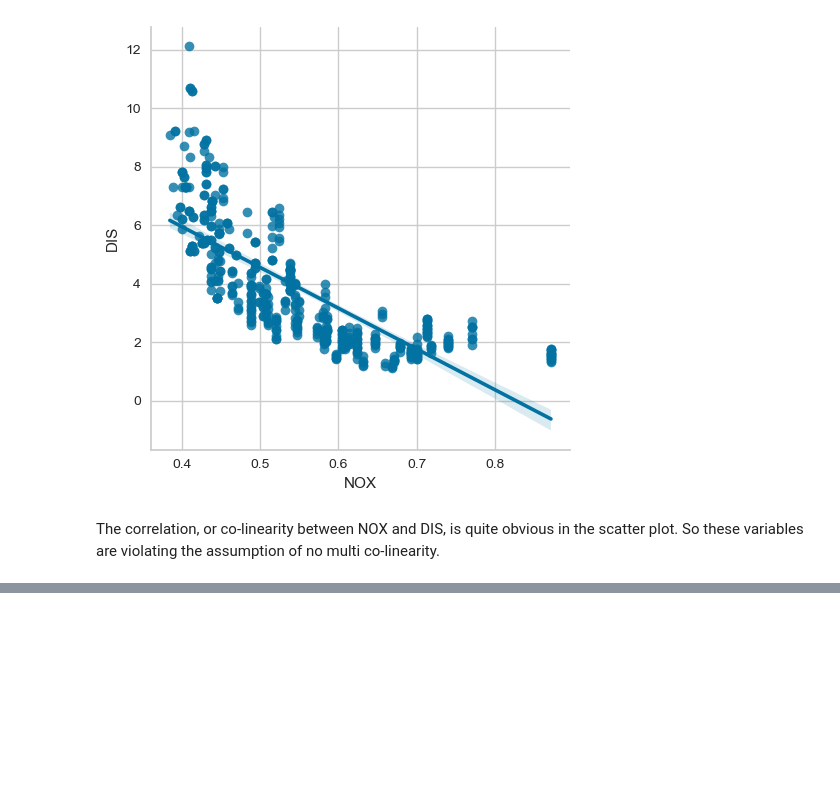
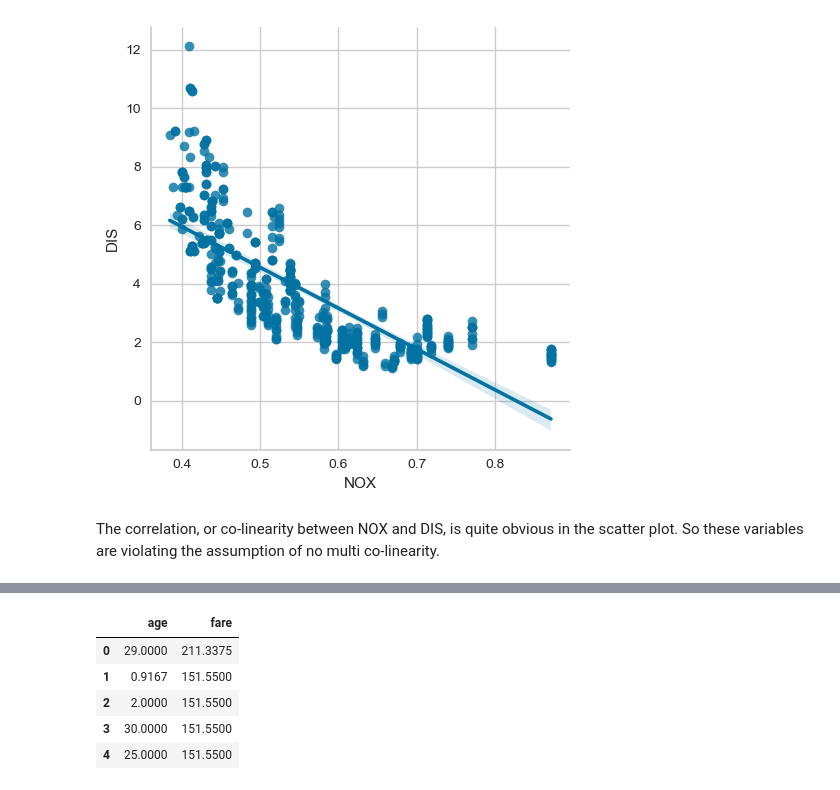
Before and after one commit to tamaldatta07/Hands-On-Machine-Learning-with-Scikit-Learn-Keras-and-TensorFlow, a Jupyter notebook: Feature Engineering and Feature Extraction/Linear Model Assumptions.ipynb, the cells around one changed output, grey strips where cells are left out. Saved outputs shown, nothing was run; the diff lists cells and outputs as text; code cells hidden in the pictures; blank space fills up the shorter version.

```diff
--- a/Feature Engineering and Feature Extraction/Linear Model Assumptions.ipynb
+++ b/Feature Engineering and Feature Extraction/Linear Model Assumptions.ipynb
@@ -537,0 +669,17 @@ The correlation, or co-linearity between NOX and DIS, is quite obvious in the sc
+# %%
+# Load the titanic dataset.
+
+titanic = pd.read_csv('titanic.csv',
+                      usecols=['age', 'fare'])
+
+
+titanic.dropna(subset=['age', 'fare'], inplace=True)
+
+titanic.head()
+# %% [output]
+|  | age | fare |
+| 0 | 29.0000 | 211.3375 |
+| 1 | 0.9167 | 151.5500 |
+| 2 | 2.0000 | 151.5500 |
+| 3 | 30.0000 | 151.5500 |
+| 4 | 25.0000 | 151.5500 |
```
Also changed, not shown: parts of 11 cells of this notebook.
